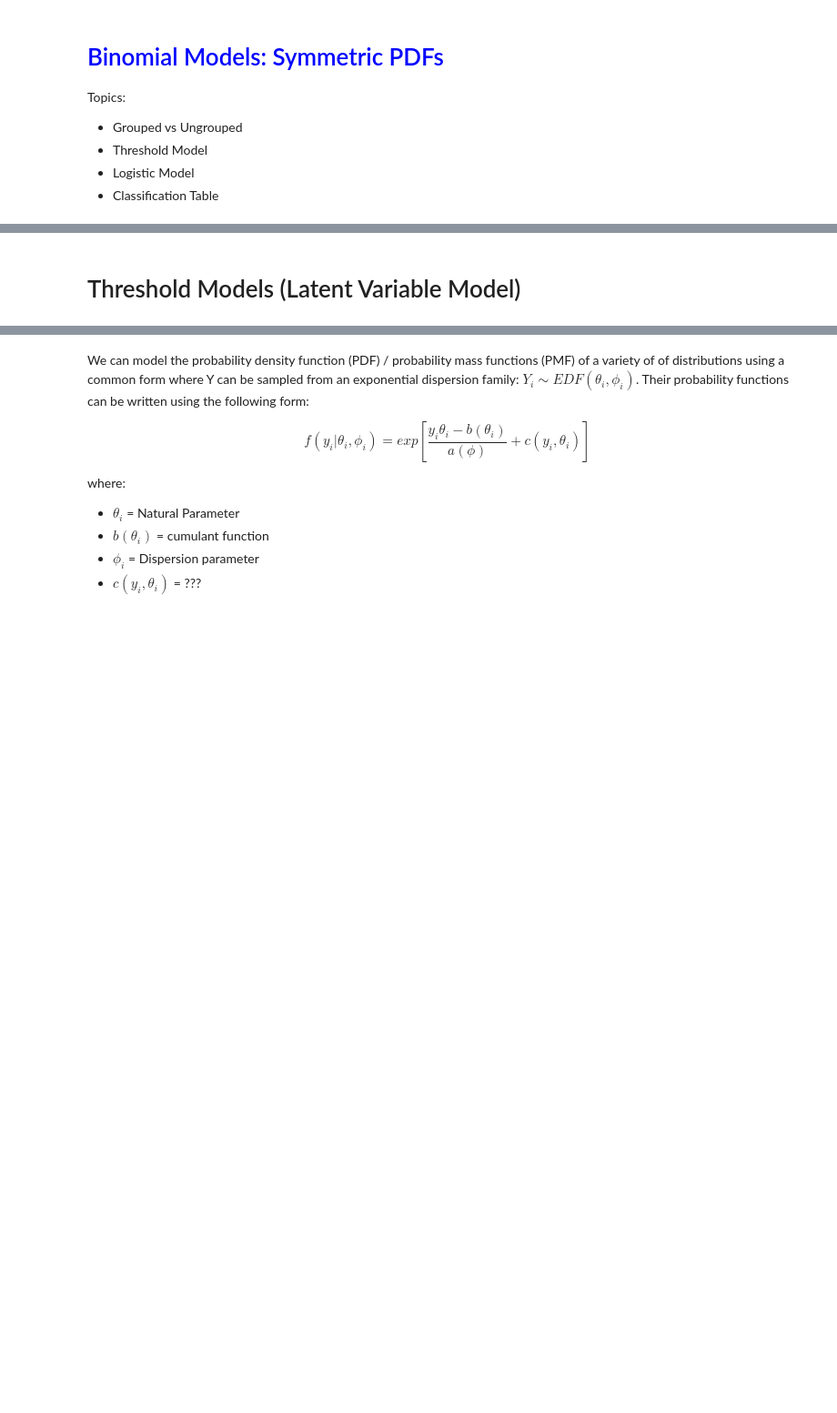
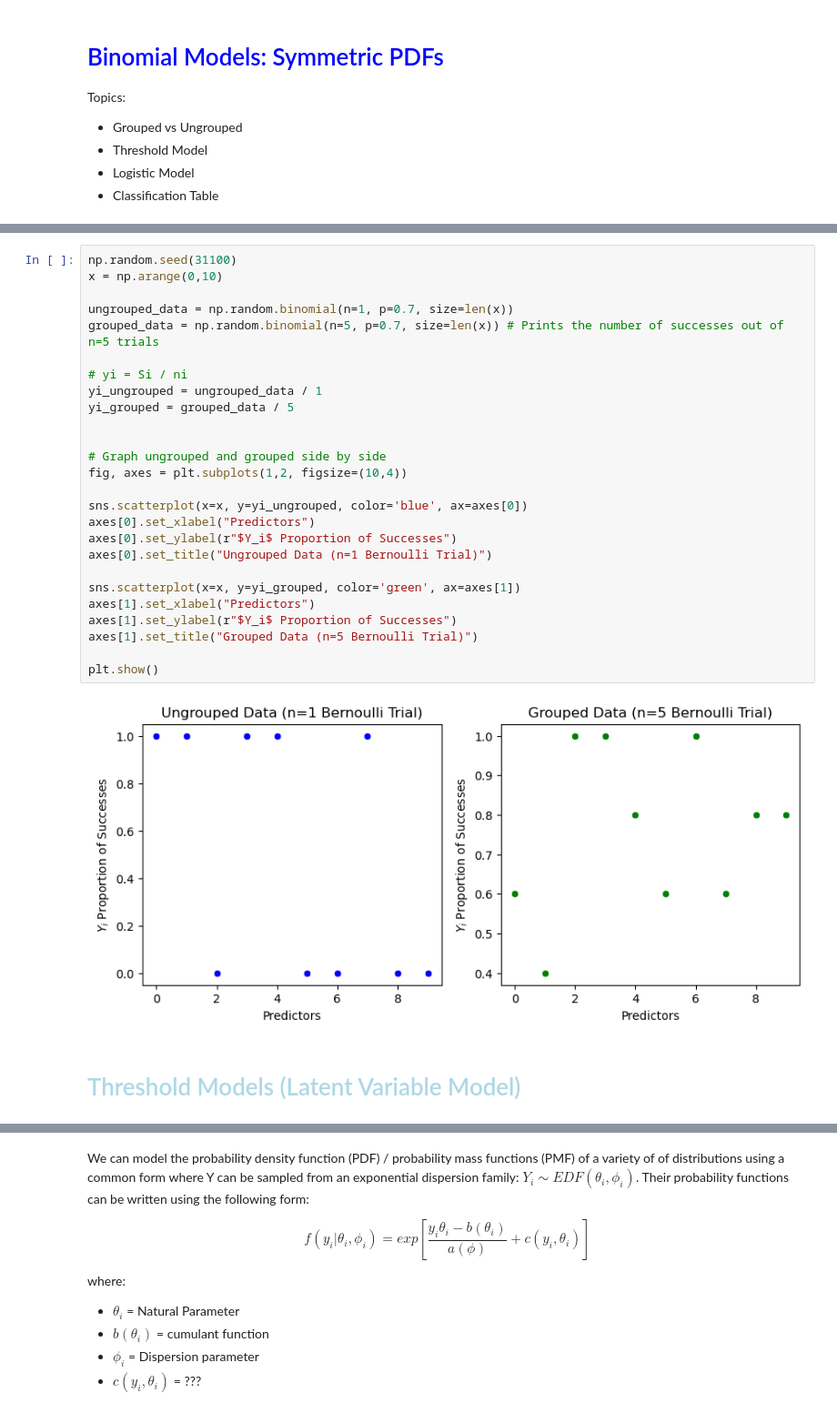
Before and after one commit to Donnievin/Donnievin.github.io, a Jupyter notebook: Courses/ASDA2/5_Symmetric_Binary.ipynb, the cells around one changed output, grey strips where cells are left out. Shown at 91% size. Cells and saved outputs as stored; diff of their text form; blank space fills up the shorter version.

```diff
--- a/Courses/ASDA2/5_Symmetric_Binary.ipynb
+++ b/Courses/ASDA2/5_Symmetric_Binary.ipynb
@@ -126,3 +65,31 @@ fig.show()
+# %%
+np.random.seed(31100)
+x = np.arange(0,10)
+
+ungrouped_data = np.random.binomial(n=1, p=0.7, size=len(x))
+grouped_data = np.random.binomial(n=5, p=0.7, size=len(x)) # Prints the number of successes out of n=5 trials
+
+# yi = Si / ni
+yi_ungrouped = ungrouped_data / 1
+yi_grouped = grouped_data / 5
+
+
+# Graph ungrouped and grouped side by side
+fig, axes = plt.subplots(1,2, figsize=(10,4))
+
+sns.scatterplot(x=x, y=yi_ungrouped, color='blue', ax=axes[0])
+axes[0].set_xlabel("Predictors")
+axes[0].set_ylabel(r"$Y_i$ Proportion of Successes")
+axes[0].set_title("Ungrouped Data (n=1 Bernoulli Trial)")
+
+sns.scatterplot(x=x, y=yi_grouped, color='green', ax=axes[1])
+axes[1].set_xlabel("Predictors")
+axes[1].set_ylabel(r"$Y_i$ Proportion of Successes")
+axes[1].set_title("Grouped Data (n=5 Bernoulli Trial)")
+
+plt.show()
+# %% [output]
+[figure, added]
 # %% [markdown]
-# Threshold Models (Latent Variable Model)
+# <font color='lightblue'> Threshold Models (Latent Variable Model) </font>
 # %% [markdown]
```
Also changed, not shown: parts of 11 cells of this notebook, 2 other files.
